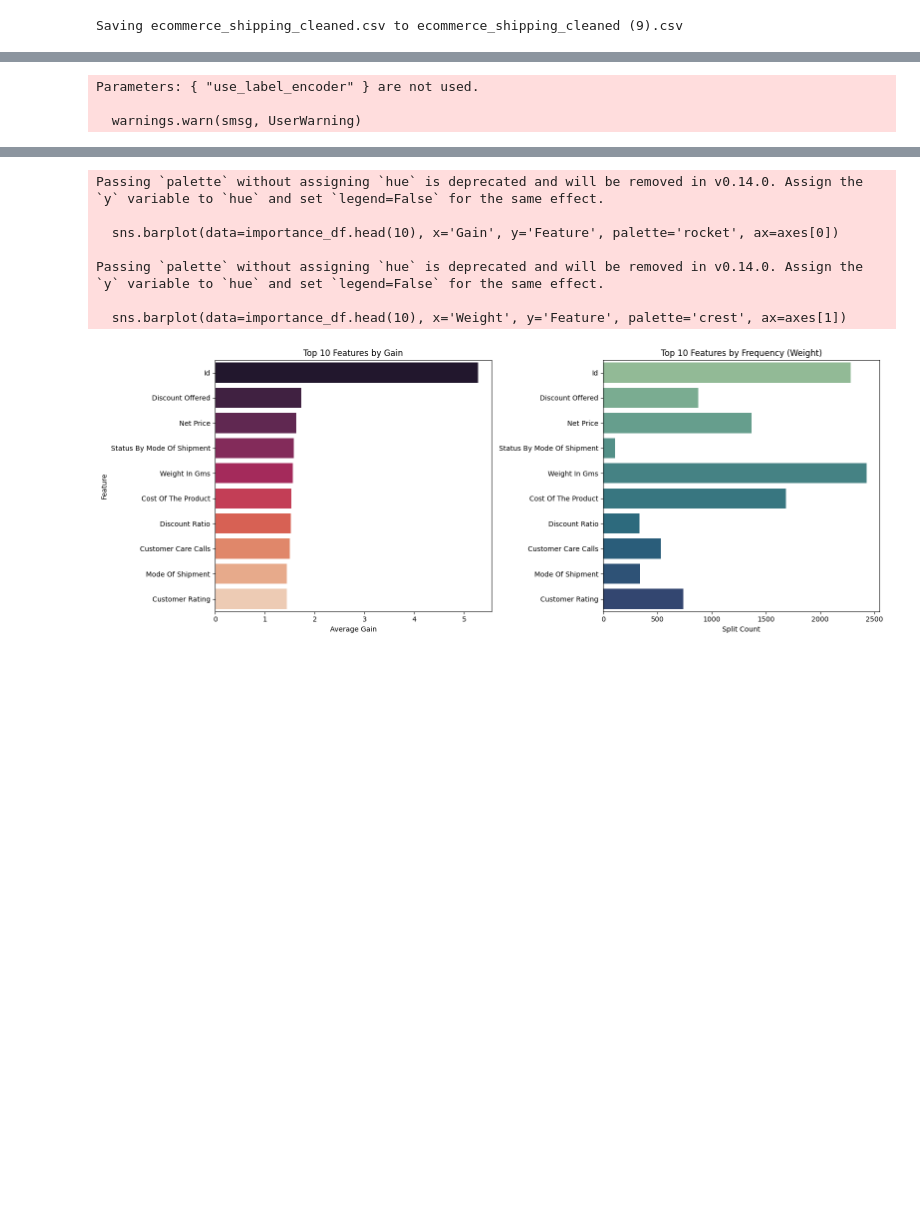
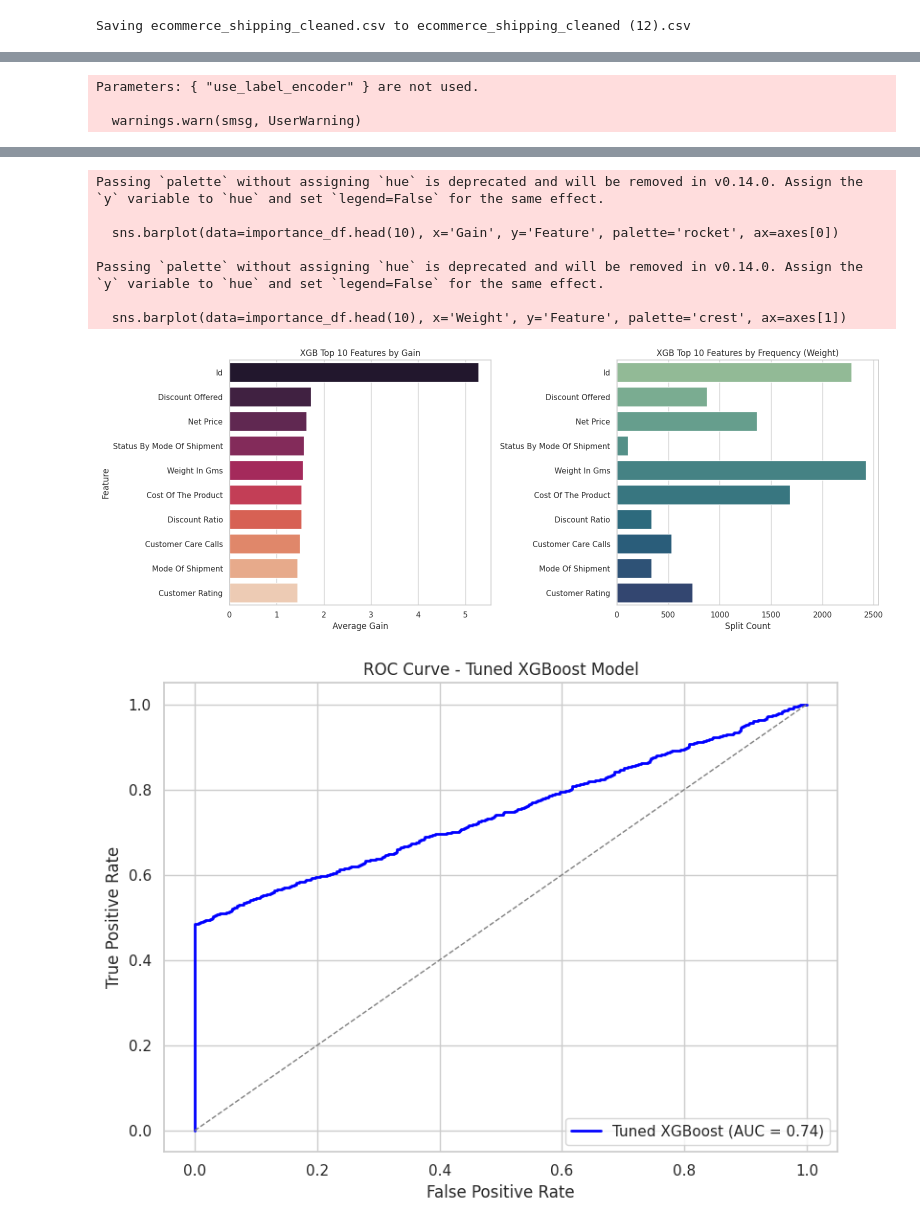
Before and after one commit to itsalanthomas/shipping-optimization, a Jupyter notebook: src/Ecommerice_Optimization_XGBOOST.ipynb, the cells around one changed output, grey strips where cells are left out. Saved outputs shown, nothing was run; the diff lists cells and outputs as text; code cells hidden in the pictures; blank space fills up the shorter version.

```diff
--- a/src/Ecommerice_Optimization_XGBOOST.ipynb
+++ b/src/Ecommerice_Optimization_XGBOOST.ipynb
@@ -12,6 +12,7 @@ import seaborn as sns
 from xgboost import plot_importance
 from sklearn.preprocessing import LabelEncoder
 from sklearn.model_selection import train_test_split
+from sklearn.metrics import roc_curve, auc
 from sklearn.metrics import classification_report, accuracy_score, confusion_matrix
 from sklearn.model_selection import RandomizedSearchCV
 from scipy.stats import randint, uniform
@@ -113,21 +114,41 @@ fig, axes = plt.subplots(1, 2, figsize=(16, 6))
 
 # gain plot
 sns.barplot(data=importance_df.head(10), x='Gain', y='Feature', palette='rocket', ax=axes[0])
-axes[0].set_title('Top 10 Features by Gain')
+axes[0].set_title('XGB Top 10 Features by Gain')
 axes[0].set_xlabel('Average Gain')
 axes[0].set_ylabel('Feature')
 
 # weight plot
 sns.barplot(data=importance_df.head(10), x='Weight', y='Feature', palette='crest', ax=axes[1])
-axes[1].set_title('Top 10 Features by Frequency (Weight)')
+axes[1].set_title('XGB Top 10 Features by Frequency (Weight)')
 axes[1].set_xlabel('Split Count')
 axes[1].set_ylabel('')
 
 plt.tight_layout()
 plt.show()
+
+# ROC curve after tuning
+# predict probabilities for positive class (1)
+y_probs = best_xgb.predict_proba(X_test)[:, 1]
+
+# compute ROC curve and AUC
+fpr, tpr, thresholds = roc_curve(y_test, y_probs)
+roc_auc = auc(fpr, tpr)
+
+
+plt.figure(figsize=(8, 6))
+sns.set(style='whitegrid')
+plt.plot(fpr, tpr, color='blue', lw=2, label=f'Tuned XGBoost (AUC = {roc_auc:.2f})')
+plt.plot([0, 1], [0, 1], color='gray', linestyle='--', lw=1)
+plt.xlabel('False Positive Rate')
+plt.ylabel('True Positive Rate')
+plt.title('ROC Curve - Tuned XGBoost Model')
+plt.legend(loc='lower right')
+plt.tight_layout()
+plt.show()
 # %% [output]
 [interactive output not drawn]
-Saving ecommerce_shipping_cleaned.csv to ecommerce_shipping_cleaned (9).csv
+Saving ecommerce_shipping_cleaned.csv to ecommerce_shipping_cleaned (12).csv
 Parameters: { "use_label_encoder" } are not used.
 
   warnings.warn(smsg, UserWarning)
@@ -146,31 +167,32 @@ weighted avg       0.67      0.66      0.66      2200
 Confusion Matrix:
  [[577 318]
  [434 871]]
 Fitting 3 folds for each of 30 candidates, totalling 90 fits
 Parameters: { "use_label_encoder" } are not used.
 
   warnings.warn(smsg, UserWarning)
 Best Hyperparameters: {'colsample_bytree': np.float64(0.9779976597381381), 'learning_rate': np.float64(0.1554543991712842), 'max_depth': 6, 'n_estimators': 289, 'reg_alpha': np.float64(0.3253303307632 ...
 Accuracy after tuning: 0.66
 
 Classification Report:
                precision    recall  f1-score   support
 
            0       0.57      0.65      0.61       895
            1       0.74      0.67      0.70      1305
 
     accuracy                           0.66      2200
    macro avg       0.65      0.66      0.66      2200
 weighted avg       0.67      0.66      0.66      2200
 
 Confusion Matrix:
  [[580 315]
  [430 875]]
 Passing `palette` without assigning `hue` is deprecated and will be removed in v0.14.0. Assign the `y` variable to `hue` and set `legend=False` for the same effect.
 
   sns.barplot(data=importance_df.head(10), x='Gain', y='Feature', palette='rocket', ax=axes[0])
 
 Passing `palette` without assigning `hue` is deprecated and will be removed in v0.14.0. Assign the `y` variable to `hue` and set `legend=False` for the same effect.
 
   sns.barplot(data=importance_df.head(10), x='Weight', y='Feature', palette='crest', ax=axes[1])
-[figure, old version]
+[figure, new version]
+[figure, added]
```
